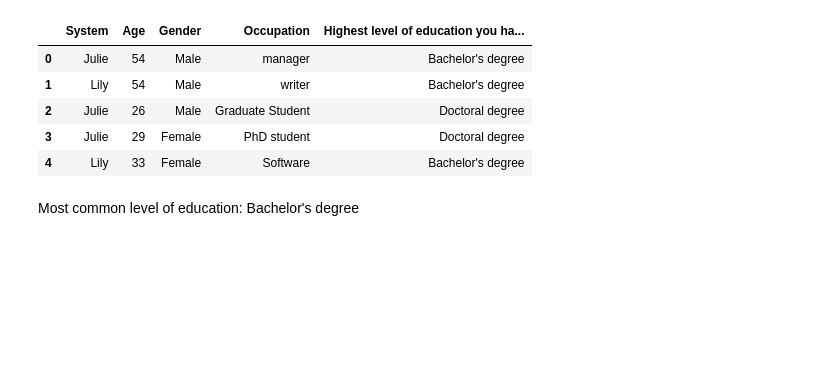
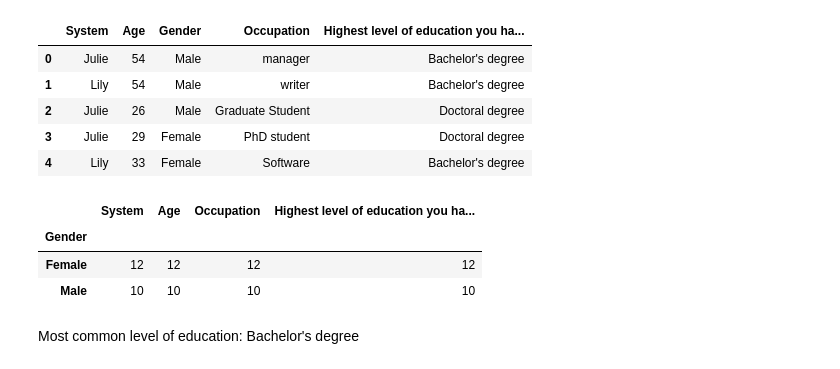
Before and after one commit to kcornn/independent-study, a Jupyter notebook: preride-data-2020.ipynb, the cells around one changed output. Saved outputs shown, nothing was run; the diff lists cells and outputs as text; code cells hidden in the pictures; blank space fills up the shorter version.

```diff
--- a/preride-data-2020.ipynb
+++ b/preride-data-2020.ipynb
@@ -172,6 +183,13 @@ demographics.head()
 | 2 | Julie | 26 | Male | Graduate Student | Doctoral degree |
 | 3 | Julie | 29 | Female | PhD student | Doctoral degree |
 | 4 | Lily | 33 | Female | Software | Bachelor's degree |
+# %%
+demographics.groupby(['Gender']).count()
+# %% [output]
+|  | System | Age | Occupation | Highest level of education you ha... |
+| Gender |  |  |  |  |
+| Female | 12 | 12 | 12 | 12 |
+| Male | 10 | 10 | 10 | 10 |
 # %% [markdown]
 Most common level of education: Bachelor's degree
 # %%
```
Also changed, not shown: parts of 16 cells of this notebook, 2 other files.
